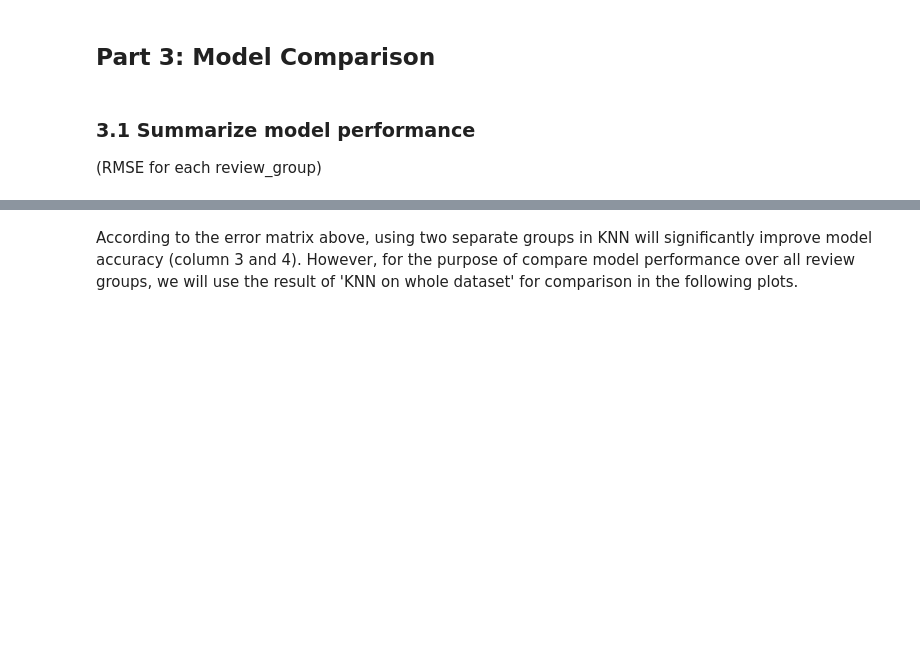
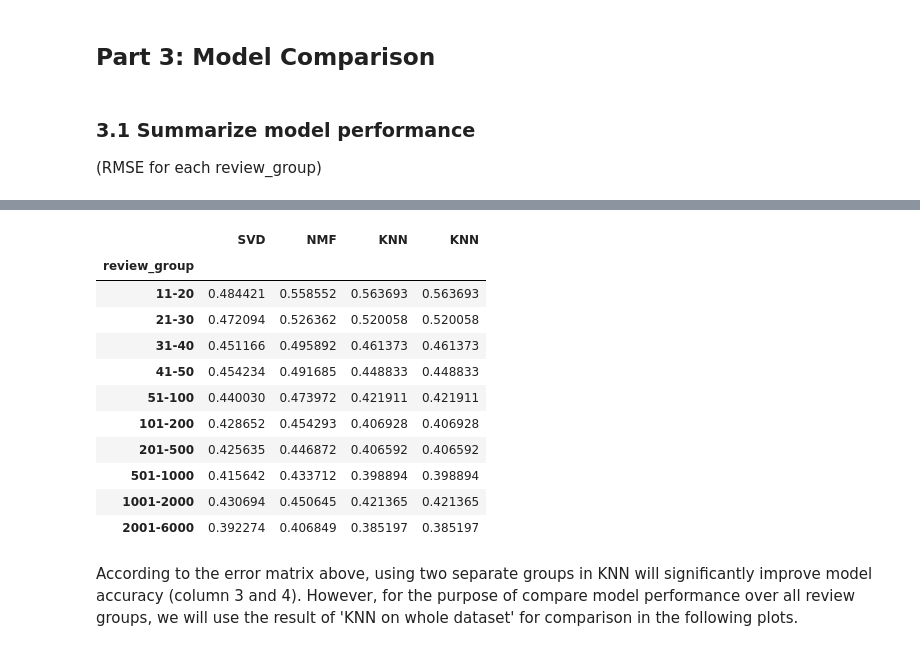
Before and after one commit to thegreatwarlo/BeerPersonalization, a Jupyter notebook: Final Submission/final_report.ipynb, the cells around one changed output, grey strips where cells are left out. Cells and saved outputs as stored; diff of their text form; code cells hidden in the pictures; blank space fills up the shorter version.

```diff
--- a/Final Submission/final_report.ipynb
+++ b/Final Submission/final_report.ipynb
@@ -637,8 +444,21 @@ svd_err
 # %%
 # combine three models
 final = pd.concat([svd_err['SVD'], nmf_err['NMF'], knn_err['KNN'],
-                   knn_err_separate['KNN_separate']], axis=1)
+                   knn_err['KNN']], axis=1)
 final
+# %% [output]
+|  | SVD | NMF | KNN | KNN |
+| review_group |  |  |  |  |
+| 11-20 | 0.484421 | 0.558552 | 0.563693 | 0.563693 |
+| 21-30 | 0.472094 | 0.526362 | 0.520058 | 0.520058 |
+| 31-40 | 0.451166 | 0.495892 | 0.461373 | 0.461373 |
+| 41-50 | 0.454234 | 0.491685 | 0.448833 | 0.448833 |
+| 51-100 | 0.440030 | 0.473972 | 0.421911 | 0.421911 |
+| 101-200 | 0.428652 | 0.454293 | 0.406928 | 0.406928 |
+| 201-500 | 0.425635 | 0.446872 | 0.406592 | 0.406592 |
+| 501-1000 | 0.415642 | 0.433712 | 0.398894 | 0.398894 |
+| 1001-2000 | 0.430694 | 0.450645 | 0.421365 | 0.421365 |
+| 2001-6000 | 0.392274 | 0.406849 | 0.385197 | 0.385197 |
 # %% [markdown]
 According to the error matrix above, using two separate groups in KNN will significantly improve model accuracy (column 3 and 4). However, for the purpose of compare model performance over all review groups, we will use the result of 'KNN on whole dataset' for comparison in the following plots.
 # %% [markdown]
```
Also changed, not shown: parts of 69 cells of this notebook.
